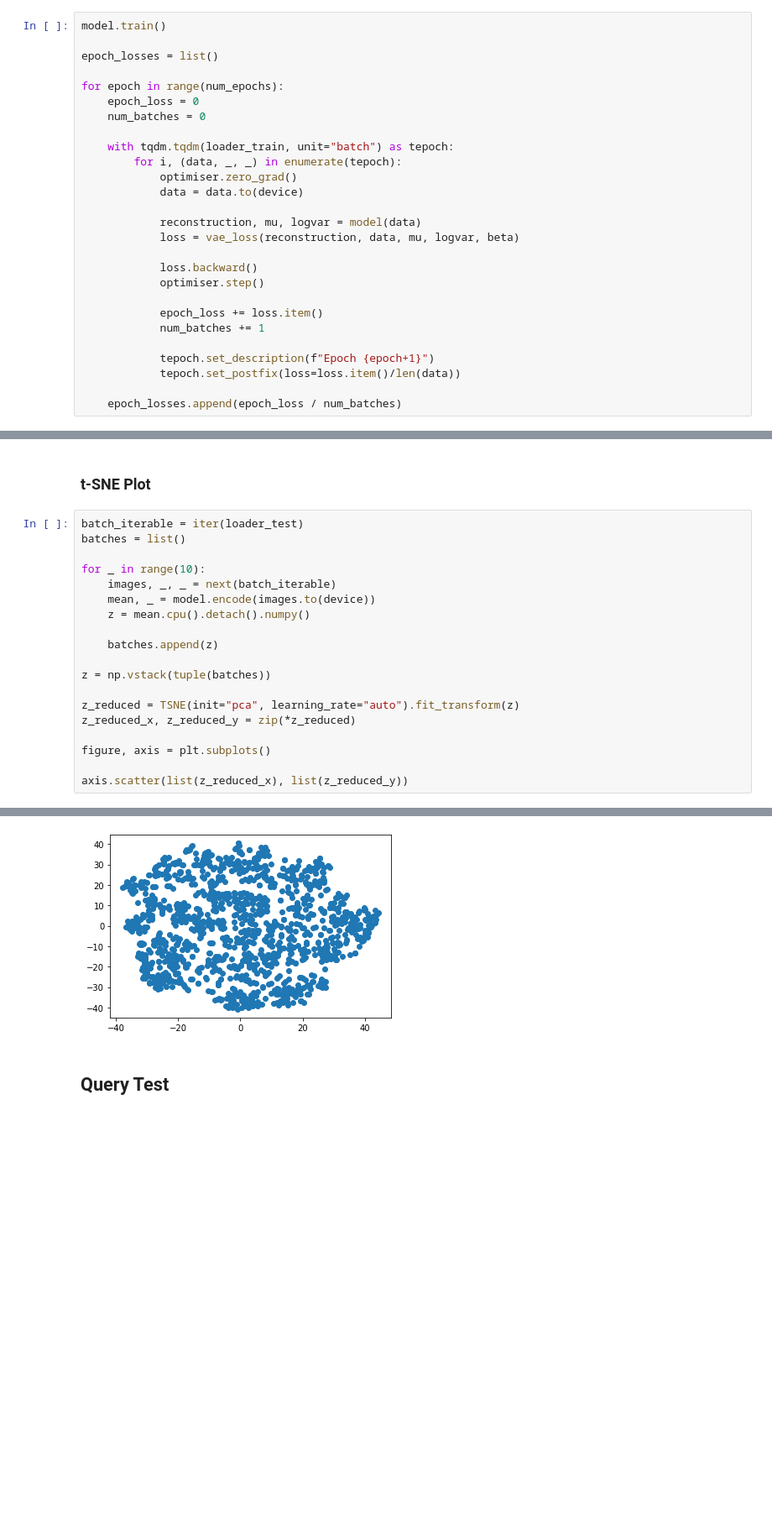
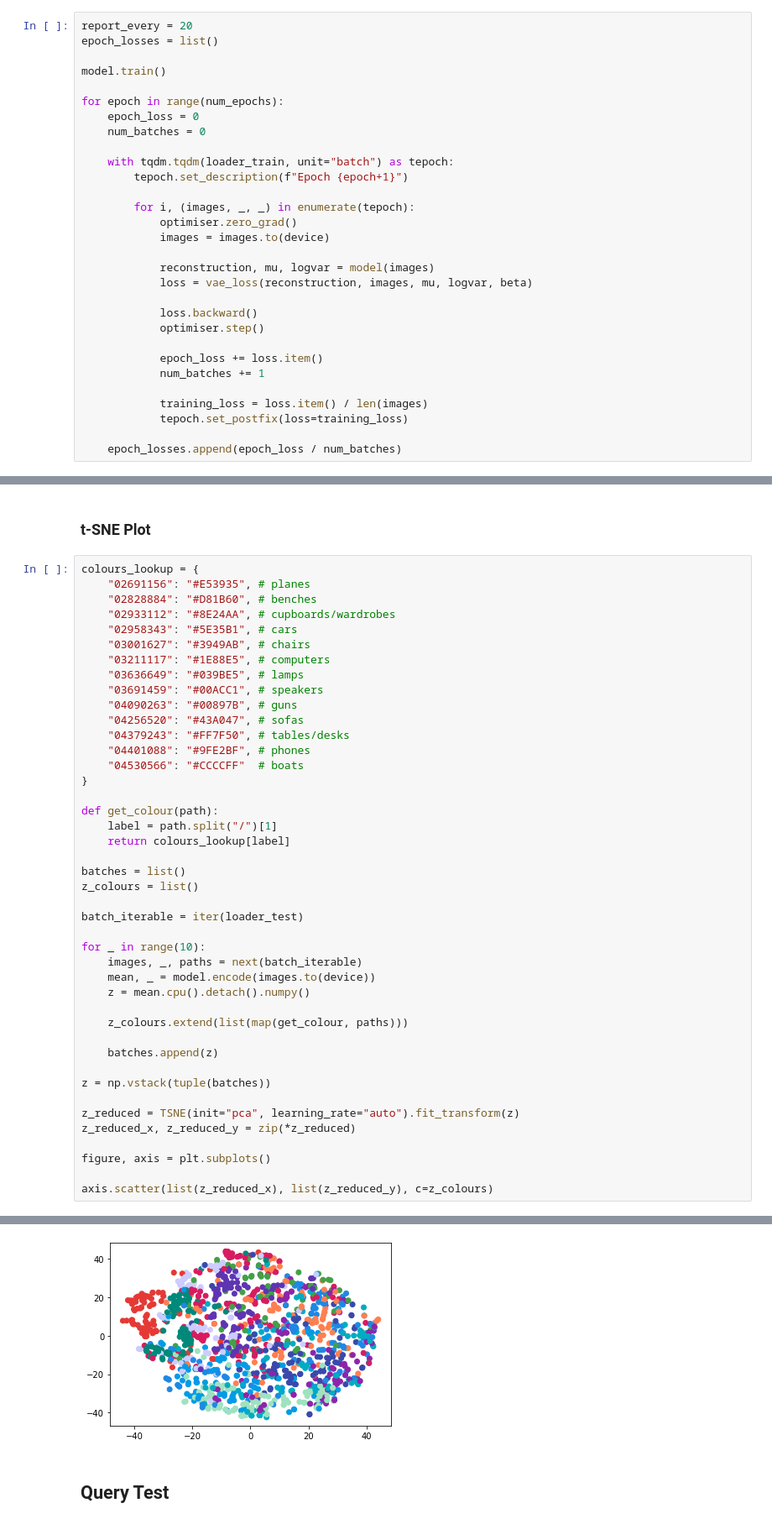
Before and after one commit to Loumstar/kaedim-technical-challenge, a Jupyter notebook: embeddings_model.ipynb, the cells around one changed output, grey strips where cells are left out. Shown at 84% size. Drawn from its saved outputs; the diff is of its cells as text; blank space fills up the shorter version.

Commit message:
Upped the resolution of the model. Also added colour coding to t-SNE

```diff
--- a/embeddings_model.ipynb
+++ b/embeddings_model.ipynb
@@ -325,21 +344,24 @@ Dimensions of a batch: torch.Size([128, 3, 64, 64])
 # %% [markdown]
 ### Training Loop
 # %%
+report_every = 20
+epoch_losses = list()
+
 model.train()
-
-epoch_losses = list()
 
 for epoch in range(num_epochs):
 	epoch_loss = 0
 	num_batches = 0
 
 	with tqdm.tqdm(loader_train, unit="batch") as tepoch:
-		for i, (data, _, _) in enumerate(tepoch):
+		tepoch.set_description(f"Epoch {epoch+1}")
+
+		for i, (images, _, _) in enumerate(tepoch):
 			optimiser.zero_grad()
-			data = data.to(device)
+			images = images.to(device)
 
-			reconstruction, mu, logvar = model(data)
-			loss = vae_loss(reconstruction, data, mu, logvar, beta)
+			reconstruction, mu, logvar = model(images)
+			loss = vae_loss(reconstruction, images, mu, logvar, beta)
 
 			loss.backward()
 			optimiser.step()
@@ -347,8 +369,8 @@ for epoch in range(num_epochs):
 			epoch_loss += loss.item()
 			num_batches += 1
 
-			tepoch.set_description(f"Epoch {epoch+1}")
-			tepoch.set_postfix(loss=loss.item()/len(data))
+			training_loss = loss.item() / len(images)
+			tepoch.set_postfix(loss=training_loss)
 
 	epoch_losses.append(epoch_loss / num_batches)
 # %% [markdown]
@@ -395,27 +420,51 @@ Dimensions of a batch: (128, 3, 64, 64)
 # %% [markdown]
 ### t-SNE Plot
 # %%
+colours_lookup = {
+    "02691156": "#E53935", # planes
+    "02828884": "#D81B60", # benches
+    "02933112": "#8E24AA", # cupboards/wardrobes
+    "02958343": "#5E35B1", # cars
+    "03001627": "#3949AB", # chairs
+    "03211117": "#1E88E5", # computers
+    "03636649": "#039BE5", # lamps
+    "03691459": "#00ACC1", # speakers
+    "04090263": "#00897B", # guns
+    "04256520": "#43A047", # sofas
+    "04379243": "#FF7F50", # tables/desks
+    "04401088": "#9FE2BF", # phones
+    "04530566": "#CCCCFF"  # boats
+}
+
+def get_colour(path):
+    label = path.split("/")[1]
+    return colours_lookup[label]
+
+batches = list()
+z_colours = list()
+
 batch_iterable = iter(loader_test)
-batches = list()
 
 for _ in range(10):
-    images, _, _ = next(batch_iterable)
+    images, _, paths = next(batch_iterable)
     mean, _ = model.encode(images.to(device))
     z = mean.cpu().detach().numpy()
+
+    z_colours.extend(list(map(get_colour, paths)))
 
     batches.append(z)
 
 z = np.vstack(tuple(batches))
 
 z_reduced = TSNE(init="pca", learning_rate="auto").fit_transform(z)
 z_reduced_x, z_reduced_y = zip(*z_reduced)
 
 figure, axis = plt.subplots()
 
-axis.scatter(list(z_reduced_x), list(z_reduced_y))
+axis.scatter(list(z_reduced_x), list(z_reduced_y), c=z_colours)
 # %% [output]
 <matplotlib.collections.PathCollection at 0x...>
-[figure, old version]
+[figure, new version]
 # %% [markdown]
 ## Query Test
 # %% [markdown]
```
Also changed, not shown: parts of 10 cells of this notebook, 3 other files.
